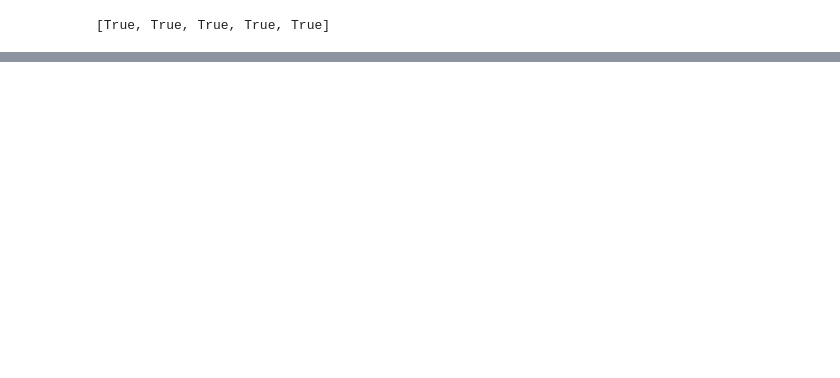
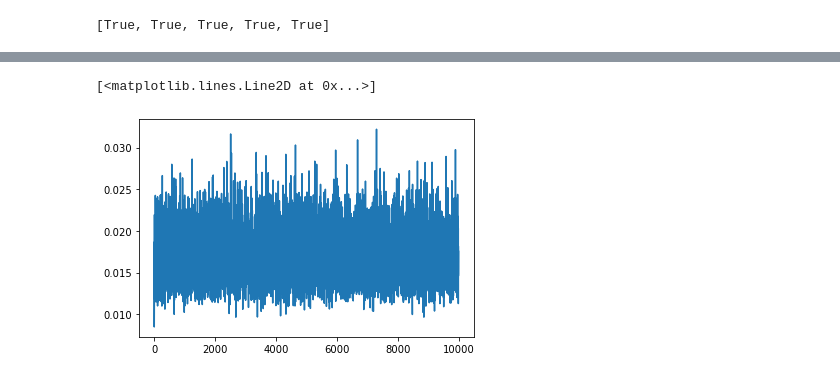
Before and after one commit to Lvalto/Projet-Oxford-smooth-fit-to-log-odds-ratios, a Jupyter notebook: Oxford-Aya.ipynb, the cells around one changed output, grey strips where cells are left out. Saved outputs shown, nothing was run; the diff lists cells and outputs as text; code cells hidden in the pictures; blank space fills up the shorter version.

```diff
--- a/Oxford-Aya.ipynb
+++ b/Oxford-Aya.ipynb
@@ -179,0 +213,5 @@ len(lol)
+# %%
+plt.plot(chain[:,3][3:])
+# %% [output]
+[<matplotlib.lines.Line2D at 0x...>]
+[figure, added]
```
Also changed, not shown: parts of 10 cells of this notebook.
